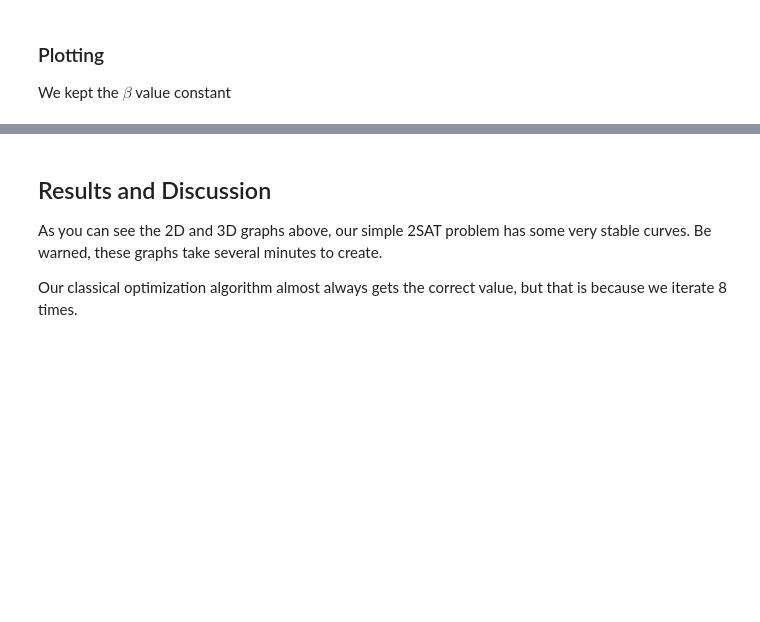
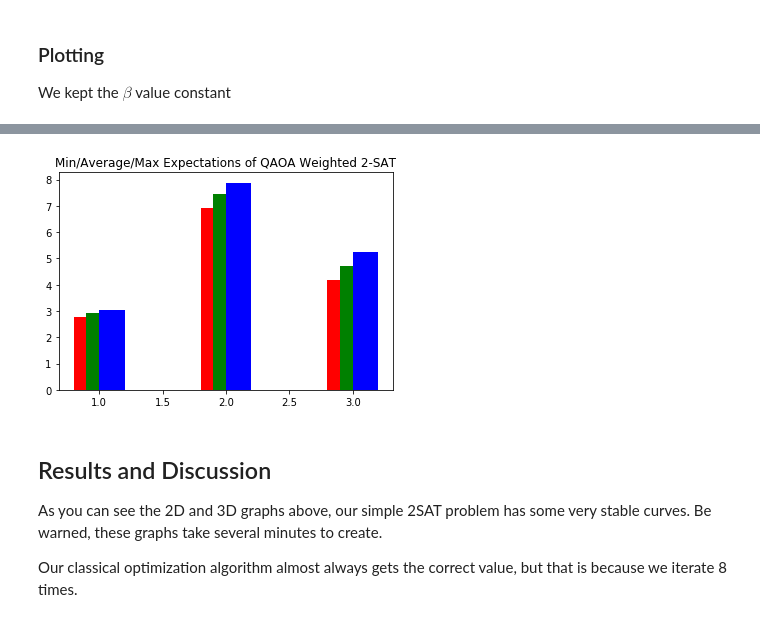
Before and after one commit to andrewraytan/qaoa-maxsat, a Jupyter notebook: QAOA Weighted MAXSAT.ipynb, the cells around one changed output, grey strips where cells are left out. Cells and saved outputs as stored; diff of their text form; code cells hidden in the pictures; blank space fills up the shorter version.

```diff
--- a/QAOA Weighted MAXSAT.ipynb
+++ b/QAOA Weighted MAXSAT.ipynb
@@ -161,8 +161,8 @@ cnf = [[1,1,3],[1,-1,-2],[1,1,-3],[1,-3,2]]
 max = 0
 best_bitstring = ""
 for i in range(8):
-    beta = rand.uniform(0,math.pi)
-    gamma = rand.uniform(0,math.pi/2)
+    beta = rand.uniform(0,math.pi * 2)
+    gamma = rand.uniform(0,math.pi)
     print("Expectation: "+str(expectation(gamma,beta,cnf)))
 
     n = 3
@@ -172,7 +172,7 @@ for i in range(8):
 
     run_qaoa(qc,q,c,n,gamma,beta,cnf)
     qc.measure(q,c)
-    job = qiskit.execute(qc, backend='local_qasm_simulator', shots=1)
+    job = qiskit.execute(qc, backend='local_qasm_simulator', shots=2)
     result = job.result().get_counts(qc)
     print("Resulting bitstring after 1 shot: "+str(result))
     cost = classic(cnf,next(iter(result.keys())))
@@ -251,3 +243,45 @@ plt.show()
+# %%
+cnfs = [
+    [[1,1,3],[1,-1,-2],[1,1,-3],[1,-3,2]],
+    [[2,1,2],[3,-1,-2],[4,1,-2],[1,-1,2]],
+    [[1,-1,3],[2,-1,2],[1,-1,-3],[2,-3,2]]
+]
+mins = []
+maxs = []
+avgs = []
+
+numTries = 8
+
+for cnf in cnfs:
+    currMin = None
+    currMax = None
+    currSum = 0
+    for i in range(numTries):
+        beta = rand.uniform(0,math.pi * 2)
+        gamma = rand.uniform(0,math.pi)
+        val = expectation(beta, gamma, cnf)
+
+        if currMin == None or currMin > val:
+            currMin = val
+        if currMax == None or currMax < val:
+            currMax = val
+        currSum += val
+
+    mins.append(currMin)
+    maxs.append(currMax)
+    avgs.append(currSum / numTries)
+
+inputs = np.array([(i + 1) for i in range(len(cnfs))])
+bars = plt.figure()
+ax = plt.subplot(111)
+ax.bar(inputs-0.1, mins,width=0.2,color='r',align='center')
+ax.bar(inputs, avgs,width=0.2,color='g',align='center')
+ax.bar(inputs+0.1, maxs,width=0.2,color='b',align='center')
+
+plt.title('Min/Average/Max Expectations of QAOA Weighted 2-SAT')
+plt.show()
+# %% [output]
+[figure, added]
 # %% [markdown]
 ## Results and Discussion
 
```
Also changed, not shown: parts of 7 cells of this notebook.
